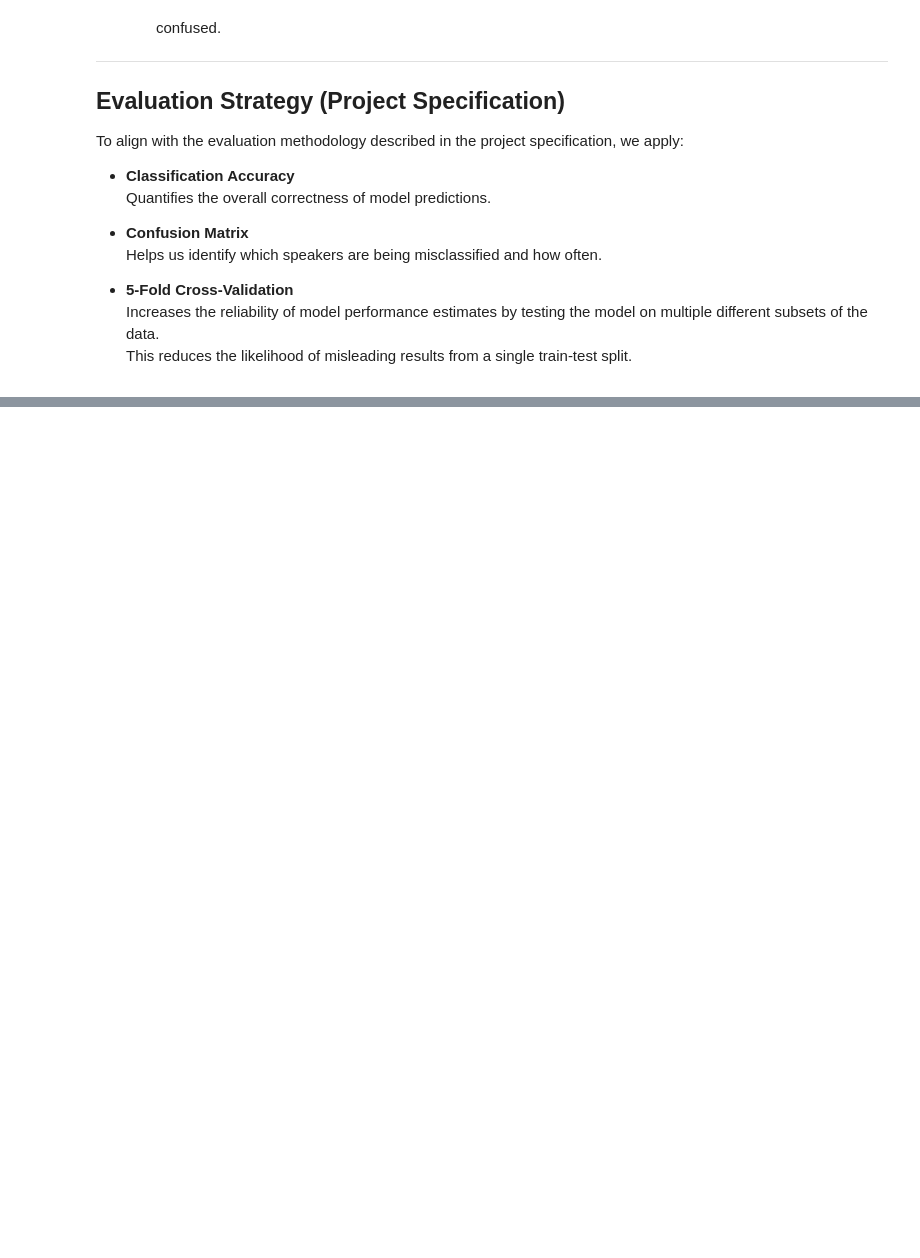
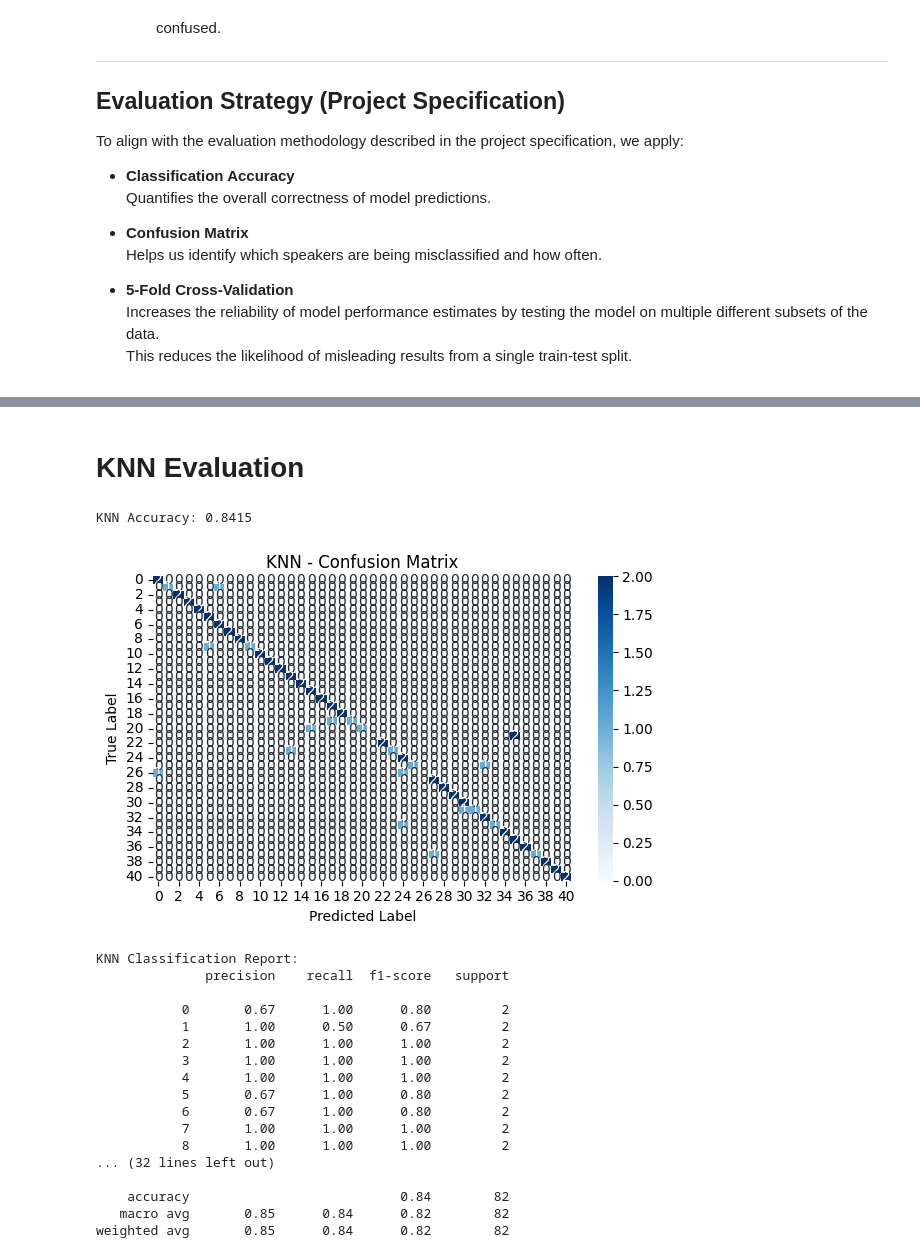
Before and after one commit to ahmedbashir10/VoiceScope, a Jupyter notebook: notebooks/voiceseeker.ipynb, the cells around one changed output, grey strips where cells are left out. Saved outputs shown, nothing was run; the diff lists cells and outputs as text; code cells hidden in the pictures; blank space fills up the shorter version.

```diff
--- a/notebooks/voiceseeker.ipynb
+++ b/notebooks/voiceseeker.ipynb
@@ -657,0 +563,47 @@ weighted avg       0.97      0.96      0.96        82
+# %% [markdown]
+# KNN Evaluation
+# %%
+from sklearn.metrics import accuracy_score, confusion_matrix, classification_report
+import seaborn as sns
+import matplotlib.pyplot as plt
+
+# Predict on test data
+y_pred_knn = knn.predict(X_test)
+
+# Accuracy
+acc_knn = accuracy_score(y_test, y_pred_knn)
+print(f"KNN Accuracy: {acc_knn:.4f}")
+
+# Confusion Matrix
+cm_knn = confusion_matrix(y_test, y_pred_knn)
+plt.figure(figsize=(6, 4))
+sns.heatmap(cm_knn, annot=True, fmt='d', cmap='Blues')
+plt.title("KNN - Confusion Matrix")
+plt.xlabel("Predicted Label")
+plt.ylabel("True Label")
+plt.tight_layout()
+plt.show()
+
+# Classification Report
+print("KNN Classification Report:")
+print(classification_report(y_test, y_pred_knn))
+# %% [output]
+KNN Accuracy: 0.8415
+[figure, added]
+KNN Classification Report:
+              precision    recall  f1-score   support
+
+           0       0.67      1.00      0.80         2
+           1       1.00      0.50      0.67         2
+           2       1.00      1.00      1.00         2
+           3       1.00      1.00      1.00         2
+           4       1.00      1.00      1.00         2
+           5       0.67      1.00      0.80         2
+           6       0.67      1.00      0.80         2
+           7       1.00      1.00      1.00         2
+           8       1.00      1.00      1.00         2
+... (32 lines left out)
+
+    accuracy                           0.84        82
+   macro avg       0.85      0.84      0.82        82
+weighted avg       0.85      0.84      0.82        82
```
Also changed, not shown: parts of 16 cells of this notebook, 2 other files.
